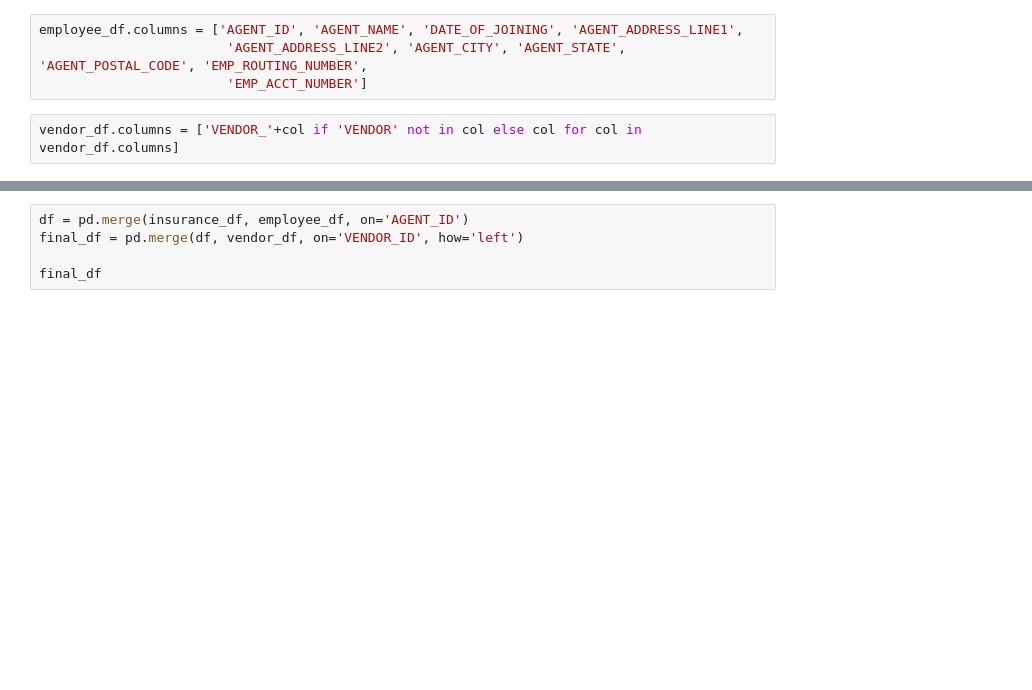
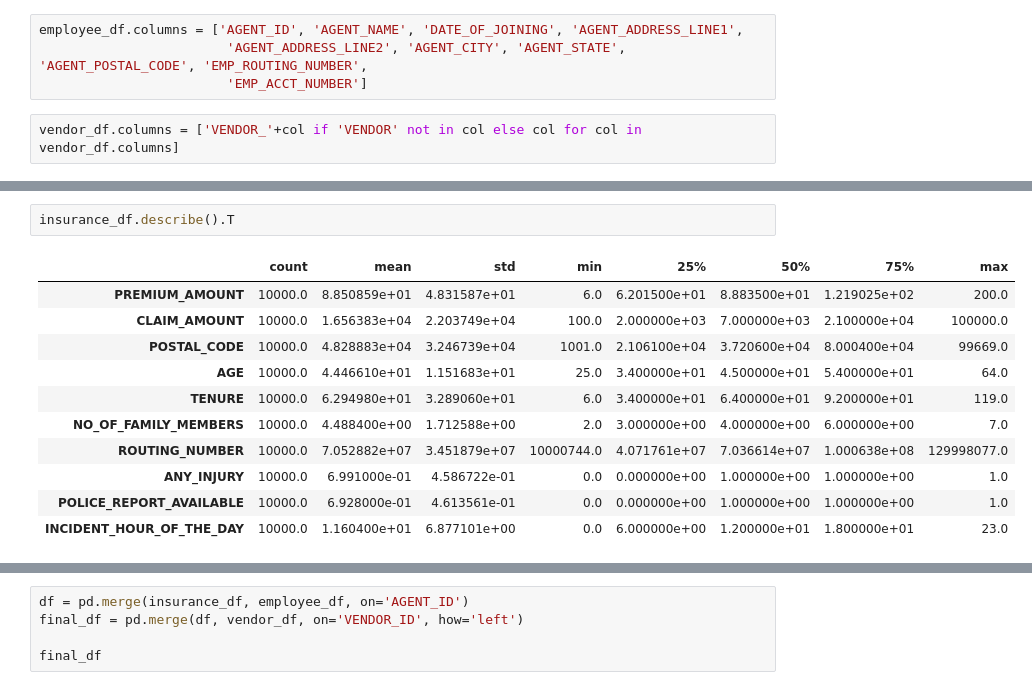
Before and after one commit to Prakash-Kani/Insurance-Claims-Fraud-Detection, a Jupyter notebook: Preprocessing.ipynb, the cells around one changed output, grey strips where cells are left out. Saved outputs shown, nothing was run; the diff lists cells and outputs as text; blank space fills up the shorter version.

```diff
--- a/Preprocessing.ipynb
+++ b/Preprocessing.ipynb
@@ -64,0 +112,14 @@ vendor_df.columns = ['VENDOR_'+col if 'VENDOR' not in col else col for col in ve
+# %%
+insurance_df.describe().T
+# %% [output]
+|  | count | mean | std | min | 25% | 50% | 75% | max |
+| PREMIUM_AMOUNT | 10000.0 | 8.850859e+01 | 4.831587e+01 | 6.0 | 6.201500e+01 | 8.883500e+01 | 1.219025e+02 | 200.0 |
+| CLAIM_AMOUNT | 10000.0 | 1.656383e+04 | 2.203749e+04 | 100.0 | 2.000000e+03 | 7.000000e+03 | 2.100000e+04 | 100000.0 |
+| POSTAL_CODE | 10000.0 | 4.828883e+04 | 3.246739e+04 | 1001.0 | 2.106100e+04 | 3.720600e+04 | 8.000400e+04 | 99669.0 |
+| AGE | 10000.0 | 4.446610e+01 | 1.151683e+01 | 25.0 | 3.400000e+01 | 4.500000e+01 | 5.400000e+01 | 64.0 |
+| TENURE | 10000.0 | 6.294980e+01 | 3.289060e+01 | 6.0 | 3.400000e+01 | 6.400000e+01 | 9.200000e+01 | 119.0 |
+| NO_OF_FAMILY_MEMBERS | 10000.0 | 4.488400e+00 | 1.712588e+00 | 2.0 | 3.000000e+00 | 4.000000e+00 | 6.000000e+00 | 7.0 |
+| ROUTING_NUMBER | 10000.0 | 7.052882e+07 | 3.451879e+07 | 10000744.0 | 4.071761e+07 | 7.036614e+07 | 1.000638e+08 | 129998077.0 |
+| ANY_INJURY | 10000.0 | 6.991000e-01 | 4.586722e-01 | 0.0 | 0.000000e+00 | 1.000000e+00 | 1.000000e+00 | 1.0 |
+| POLICE_REPORT_AVAILABLE | 10000.0 | 6.928000e-01 | 4.613561e-01 | 0.0 | 0.000000e+00 | 1.000000e+00 | 1.000000e+00 | 1.0 |
+| INCIDENT_HOUR_OF_THE_DAY | 10000.0 | 1.160400e+01 | 6.877101e+00 | 0.0 | 6.000000e+00 | 1.200000e+01 | 1.800000e+01 | 23.0 |
```
Also changed, not shown: parts of 29 cells of this notebook.
